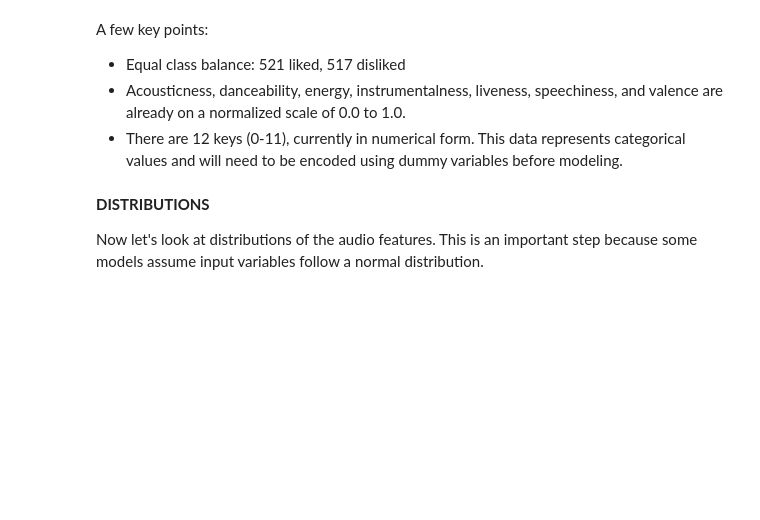
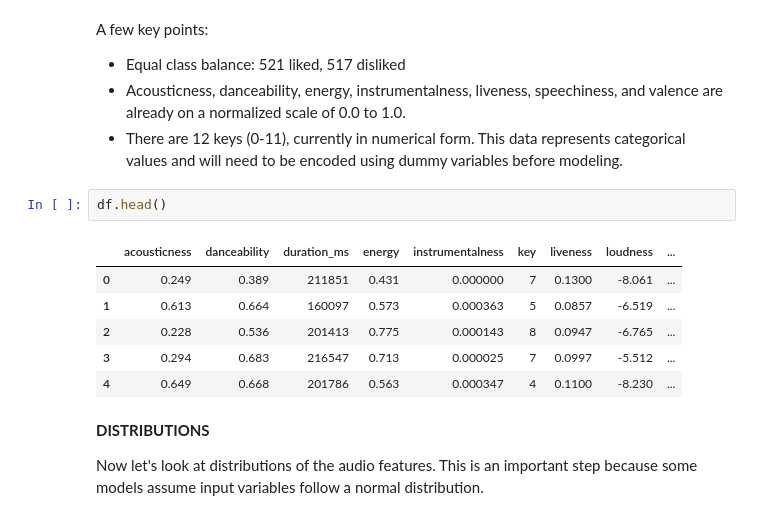
Before and after one commit to missytracy/Thinkful-Unit-3, a Jupyter notebook: Capstone/Part III Modeling.ipynb, the cells around one changed output. Drawn from its saved outputs; the diff is of its cells as text; blank space fills up the shorter version.

```diff
--- a/Capstone/Part III Modeling.ipynb
+++ b/Capstone/Part III Modeling.ipynb
@@ -105,6 +105,15 @@ A few key points:
 * Equal class balance: 521 liked, 517 disliked
 * Acousticness, danceability, energy, instrumentalness, liveness, speechiness, and valence are already on a normalized scale of 0.0 to 1.0.
 * There are 12 keys (0-11), currently in numerical form.  This data represents categorical values and will need to be encoded using dummy variables before modeling.
+# %%
+df.head()
+# %% [output]
+|  | acousticness | danceability | duration_ms | energy | instrumentalness | key | liveness | loudness | ... |
+| 0 | 0.249 | 0.389 | 211851 | 0.431 | 0.000000 | 7 | 0.1300 | -8.061 | ... |
+| 1 | 0.613 | 0.664 | 160097 | 0.573 | 0.000363 | 5 | 0.0857 | -6.519 | ... |
+| 2 | 0.228 | 0.536 | 201413 | 0.775 | 0.000143 | 8 | 0.0947 | -6.765 | ... |
+| 3 | 0.294 | 0.683 | 216547 | 0.713 | 0.000025 | 7 | 0.0997 | -5.512 | ... |
+| 4 | 0.649 | 0.668 | 201786 | 0.563 | 0.000347 | 4 | 0.1100 | -8.230 | ... |
 # %% [markdown]
 __DISTRIBUTIONS__
 
```
Also changed, not shown: parts of 5 cells of this notebook.
